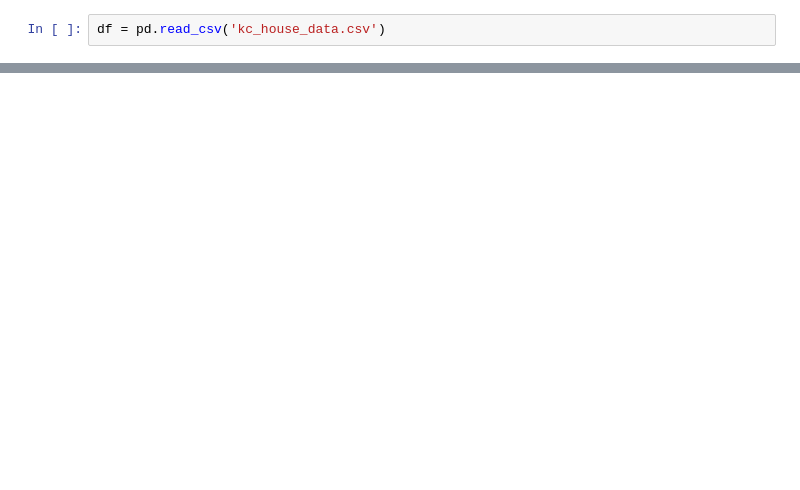
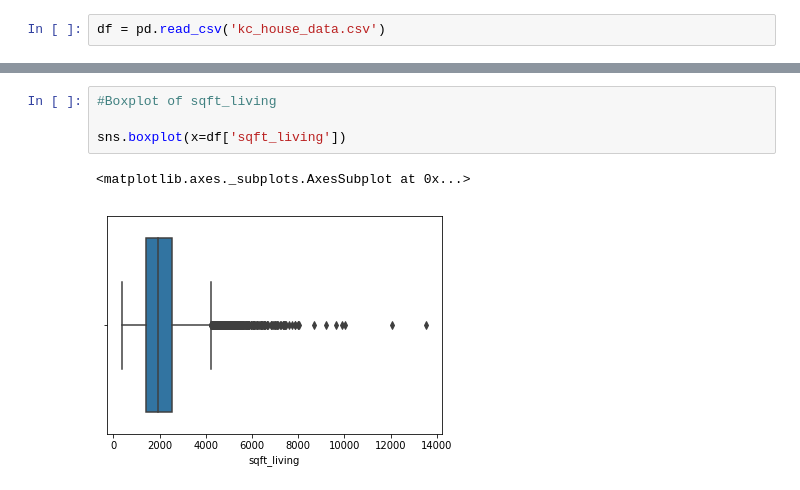
Before and after one commit to ArmanHasAPython/dsc-mod-2-project-v2-1, a Jupyter notebook: index.ipynb, the cells around one changed output, grey strips where cells are left out. Drawn from its saved outputs; the diff is of its cells as text; blank space fills up the shorter version.

```diff
--- a/index.ipynb
+++ b/index.ipynb
@@ -125,0 +202,7 @@ df
+# %%
+#Boxplot of sqft_living
+
+sns.boxplot(x=df['sqft_living'])
+# %% [output]
+<matplotlib.axes._subplots.AxesSubplot at 0x...>
+[figure, added]
```
Also changed, not shown: parts of 45 cells of this notebook.
